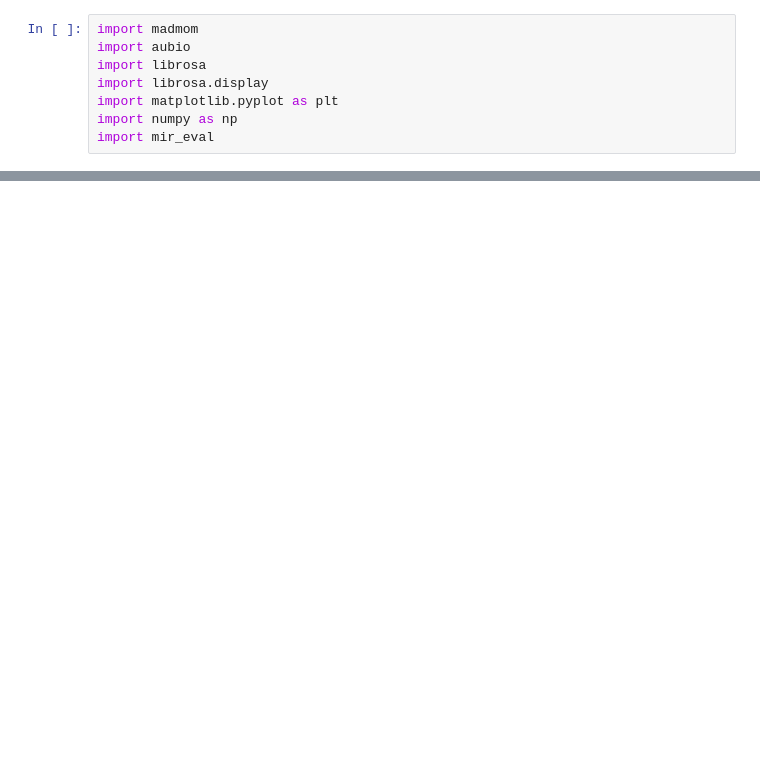
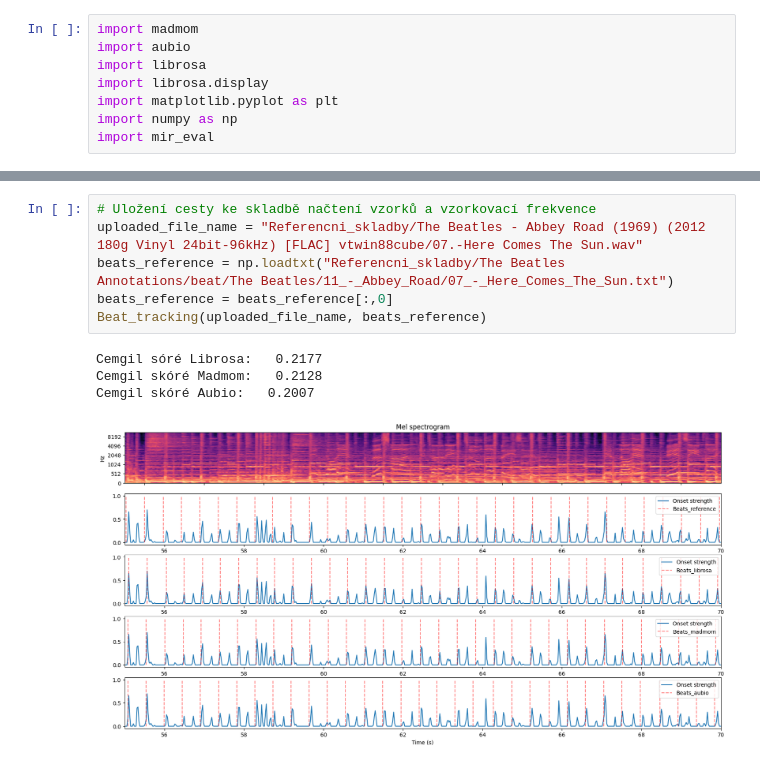
Before and after one commit to VikinnCz/Diplomova_prace_reseni, a Jupyter notebook: Beat_tracking_comparison.ipynb, the cells around one changed output, grey strips where cells are left out. Drawn from its saved outputs; the diff is of its cells as text; blank space fills up the shorter version.

```diff
--- a/Beat_tracking_comparison.ipynb
+++ b/Beat_tracking_comparison.ipynb
@@ -132,0 +149,11 @@ Skóré Aubio:   0.2554
+# %%
+# Uložení cesty ke skladbě načtení vzorků a vzorkovací frekvence
+uploaded_file_name = "Referencni_skladby/The Beatles - Abbey Road (1969) (2012 180g Vinyl 24bit-96kHz) [FLAC] vtwin88cube/07.-Here Comes The Sun.wav"
+beats_reference = np.loadtxt("Referencni_skladby/The Beatles Annotations/beat/The Beatles/11_-_Abbey_Road/07_-_Here_Comes_The_Sun.txt")
+beats_reference = beats_reference[:,0]
+Beat_tracking(uploaded_file_name, beats_reference)
+# %% [output]
+Cemgil sóré Librosa:   0.2177
+Cemgil skóré Madmom:   0.2128
+Cemgil skóré Aubio:   0.2007
+[figure, added]
```
Also changed, not shown: parts of 15 cells of this notebook.
